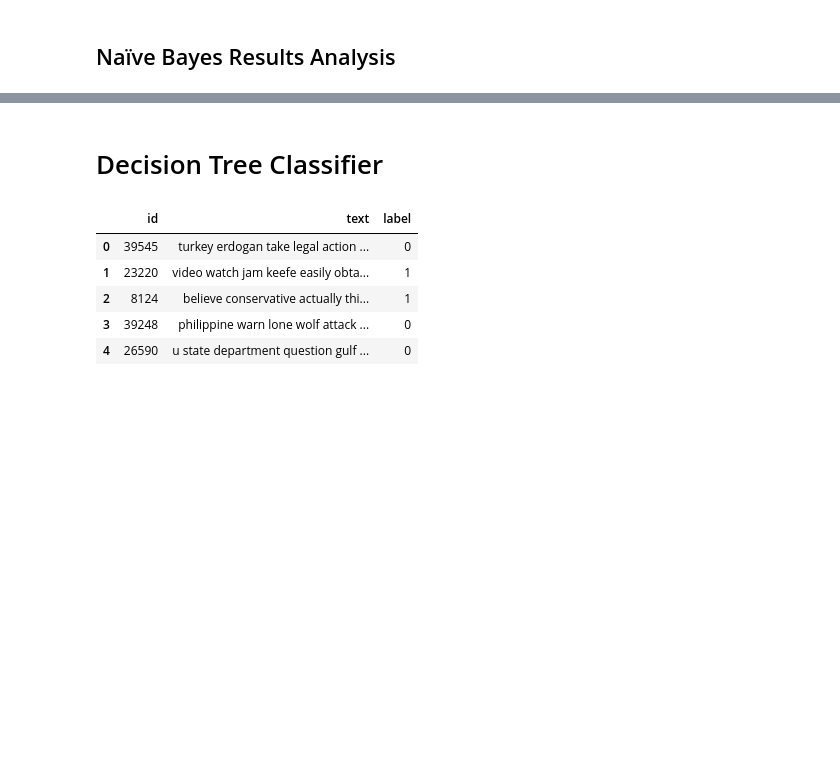
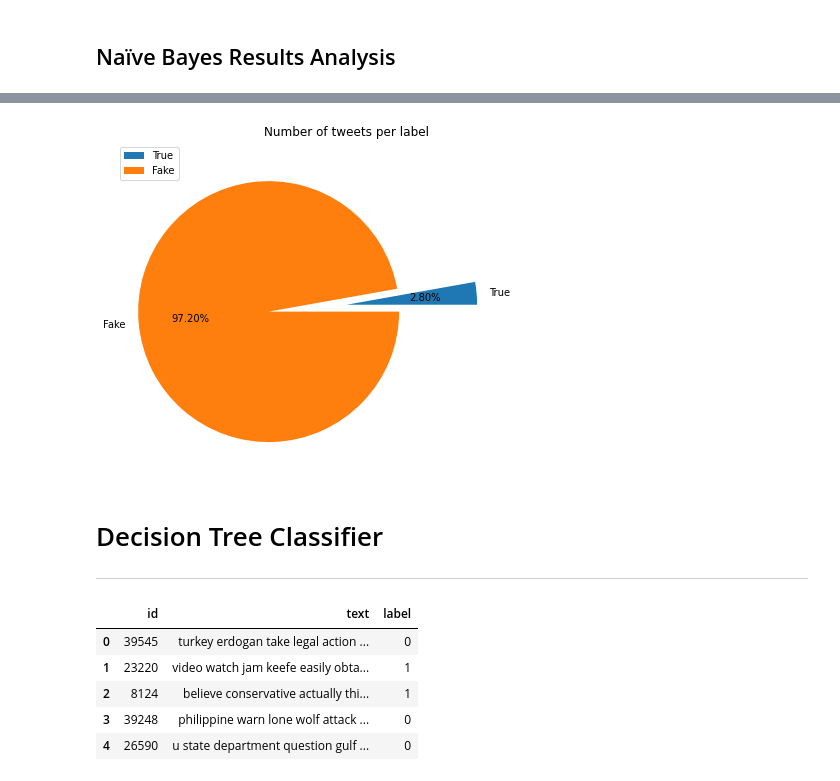
Before and after one commit to domenicocinque/FDSA1, a Jupyter notebook: Model.ipynb, the cells around one changed output, grey strips where cells are left out. Drawn from its saved outputs; the diff is of its cells as text; code cells hidden in the pictures; blank space fills up the shorter version.

```diff
--- a/Model.ipynb
+++ b/Model.ipynb
@@ -312,5 +334,17 @@ plt.show()
+# %%
+mylabels = ['True','Fake']
+plt.figure(figsize=(6,6))
+plt.title('Number of tweets per label')
+plt.pie(disp,
+        labels=mylabels, autopct='%.2f%%',
+        explode = [0,0.6])
+plt.legend(bbox_to_anchor=(0,1))
+plt.show()
+# %% [output]
+[figure, added]
 # %% [markdown]
 # Decision Tree Classifier
+------
 # %%
 train = pd.read_csv('train.csv')
 train.drop({'Unnamed: 0'},axis=1,inplace=True)
```
Also changed, not shown: parts of 13 cells of this notebook.
